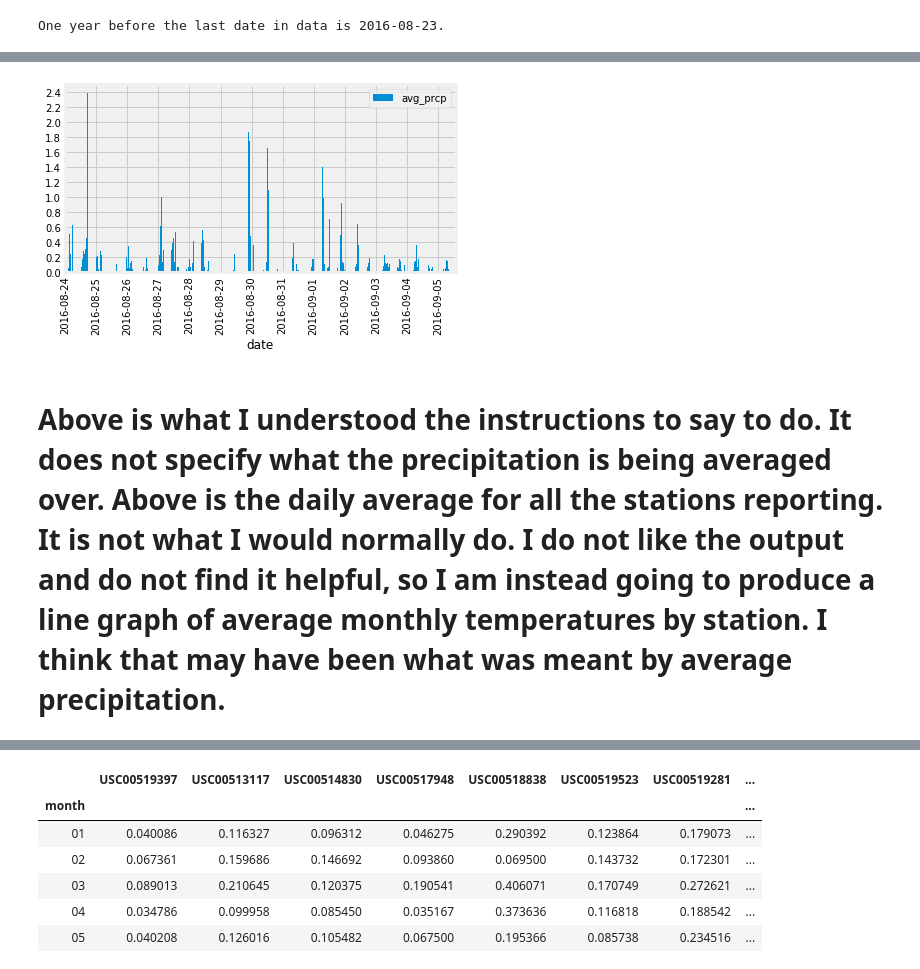
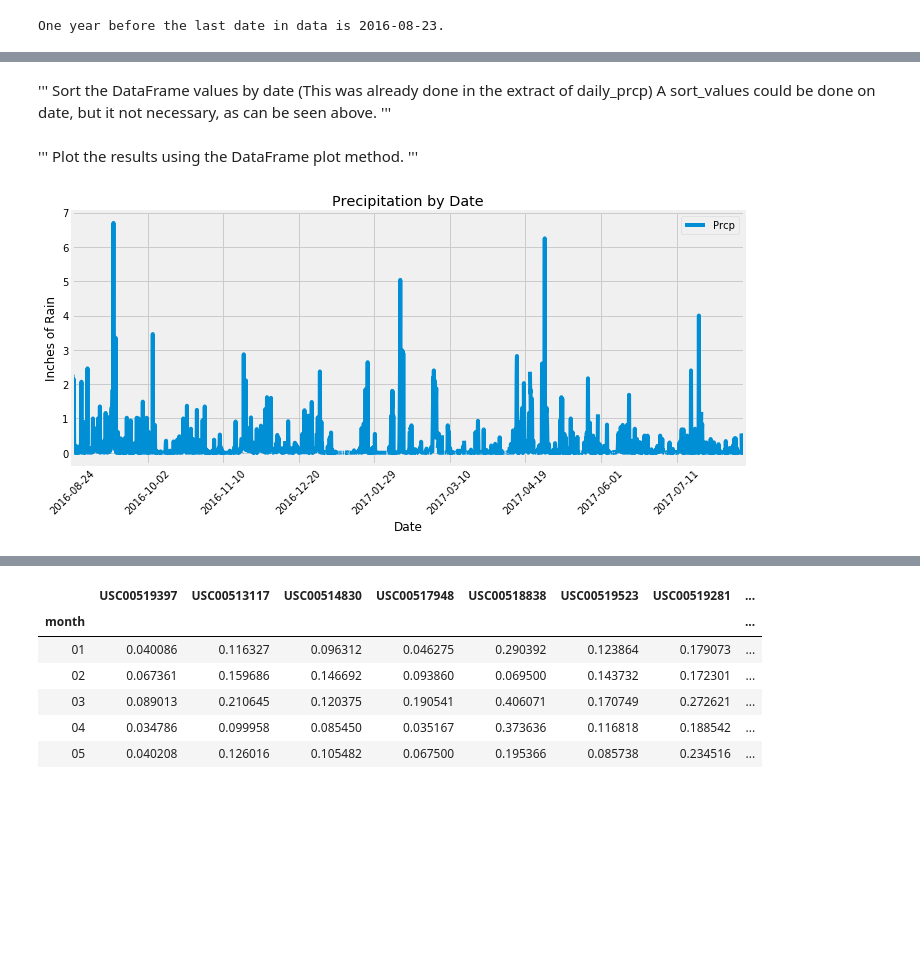
Before and after one commit to RandallStevenson/SQLAlchemy-challenge, a Jupyter notebook: climate_starter.ipynb, the cells around one changed output, grey strips where cells are left out. Drawn from its saved outputs; the diff is of its cells as text; code cells hidden in the pictures; blank space fills up the shorter version.

```diff
--- a/climate_starter.ipynb
+++ b/climate_starter.ipynb
@@ -29,5 +40,5 @@ Base.classes.keys()
 ['measurement', 'station']
 # %%
 # Save references to each table
-stn_dict=Base.classes.station
-msr_dict=Base.classes.measurement
+Station=Base.classes.station
+Measurement=Base.classes.measurement
@@ -72,7 +86,7 @@ sd_int=en_int-10000
 '''
 # %%
 # get the last date in the measurement table and convert to a string
-last_date=session.query(msr_dict.date).order_by(msr_dict.date.desc()).first()
+last_date=session.query(Measurement.date).order_by(Measurement.date.desc()).first()
 last_date=last_date[0]
 print(f'The last date in the data is {last_date}')
 # %% [output]
@@ -96,16 +114,8 @@ One year before the last date in data is 2016-08-23.
 # %%
 # Perform a query to retrieve the data and precipitation scores
 
-sel=[msr_dict.id,msr_dict.station,msr_dict.date,
-     func.avg(msr_dict.tobs),
-     func.max(msr_dict.tobs),
-     func.min(msr_dict.tobs),
-     func.avg(msr_dict.prcp),
-     func.max(msr_dict.prcp),
-     func.min(msr_dict.prcp)
-    ]
+sel=[Measurement.date,Measurement.prcp]
 
-daily_avg=session.query(*sel).\
-    filter(msr_dict.date> fd).\
-    group_by(msr_dict.date).\
-    order_by(msr_dict.date).all()
+daily_prcp=session.query(*sel).\
+    filter(Measurement.date> fd).\
+    order_by(Measurement.date).all()
@@ -134,0 +126,5 @@ prcp_df2.head()
+# %%
+prcp_df=pd.DataFrame(daily_prcp, columns=['Date','Prcp'])
+prcp_df.set_index(prcp_df['Date'],inplace=True)
+
+prcp_df.head()
@@ -135,12 +139,20 @@ prcp_df2.head()
+# %% [markdown]
+'''
+Sort the DataFrame values by date (This was already done in the extract of daily_prcp)
+A sort_values could be done on date, but it not necessary, as can be seen above.
+'''
+# %% [markdown]
+'''
+Plot the results using the DataFrame plot method.
+'''
 # %%
 # Use Pandas Plotting with Matplotlib to plot the data
 
-prcp_df2.set_index('date',inplace=True)
-prcp_df2.plot.bar()
-plt.locator_params(nbins=13)
+prcp_df.plot(rot=45,figsize=(10,5))
+plt.title("Precipitation by Date")
+plt.xlabel("Date")
+plt.ylabel("Inches of Rain")
 plt.tight_layout()
 plt.show()
 # %% [output]
-[figure, old version]
+[figure, new version]
-# %% [markdown]
-# Above is what I understood the instructions to say to do. It does not specify what the precipitation is being averaged over. Above is the daily average for all the stations reporting.  It is not what I would normally do. I do not like the output and do not find it helpful, so I am instead going to produce a line graph of average monthly temperatures by station. I think that may have been what was meant by average precipitation.
```
Also changed, not shown: parts of 52 cells of this notebook.
